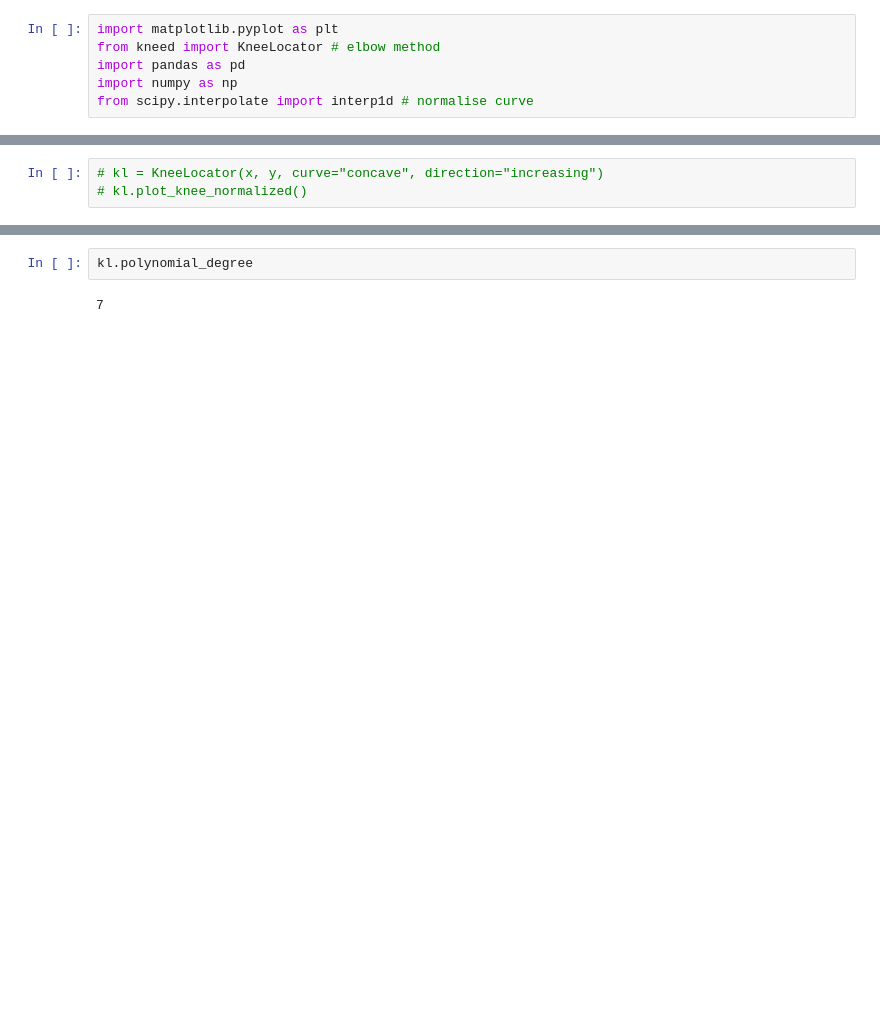
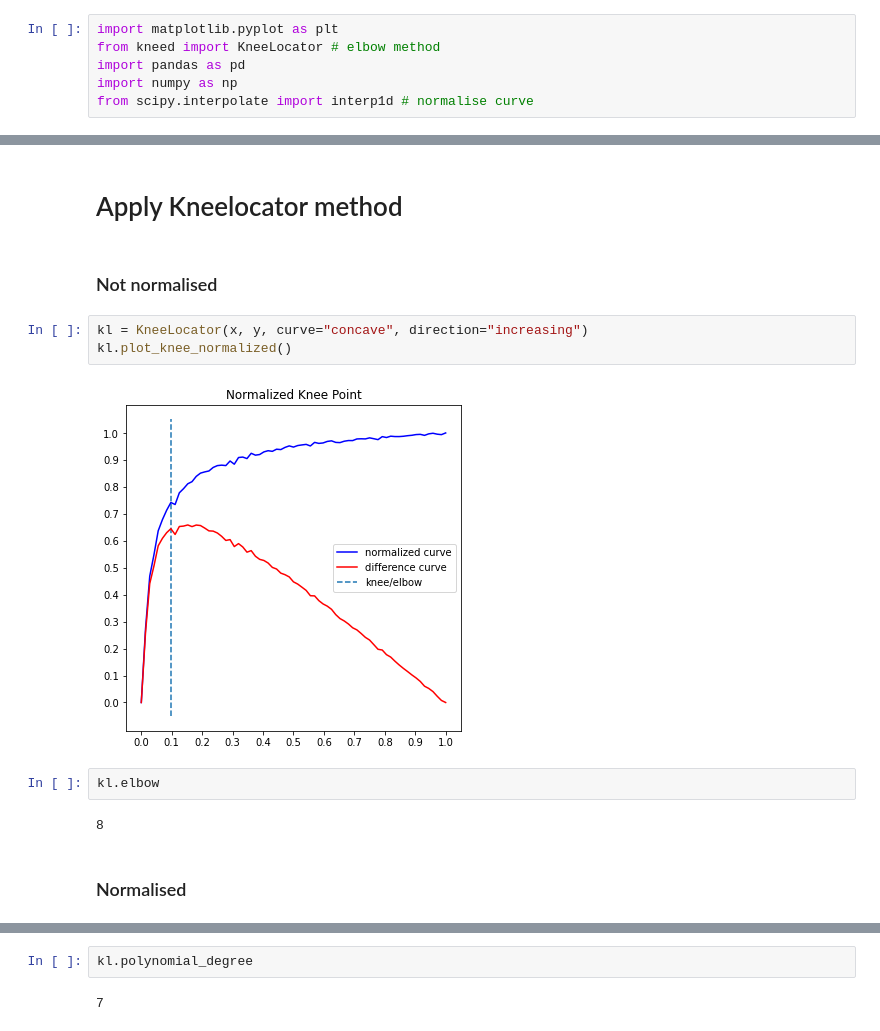
Before and after one commit to ginalamp/NFT_Twitter_Evolution, a Jupyter notebook: src/notebooks/topic_btm_elbow_method.ipynb, the cells around one changed output, grey strips where cells are left out. Saved outputs shown, nothing was run; the diff lists cells and outputs as text; blank space fills up the shorter version.

Commit message:
Elbow method on overall topics for data 1-74

```diff
--- a/src/notebooks/topic_btm_elbow_method.ipynb
+++ b/src/notebooks/topic_btm_elbow_method.ipynb
@@ -103,6 +127,18 @@ array([-189123517, -181160177, -175471871, -173147202, -170578552,
+# %% [markdown]
+# Apply Kneelocator method
+# %% [markdown]
+### Not normalised
 # %%
-# kl = KneeLocator(x, y, curve="concave", direction="increasing")
-# kl.plot_knee_normalized()
+kl = KneeLocator(x, y, curve="concave", direction="increasing")
+kl.plot_knee_normalized()
+# %% [output]
+[figure, added]
+# %%
+kl.elbow
+# %% [output]
+8
+# %% [markdown]
+### Normalised
 # %%
 kl = KneeLocator(x, y, curve="concave", direction="increasing", interp_method="polynomial")
 kl.plot_knee_normalized()
```
Also changed, not shown: parts of 12 cells of this notebook, 1 other file.
